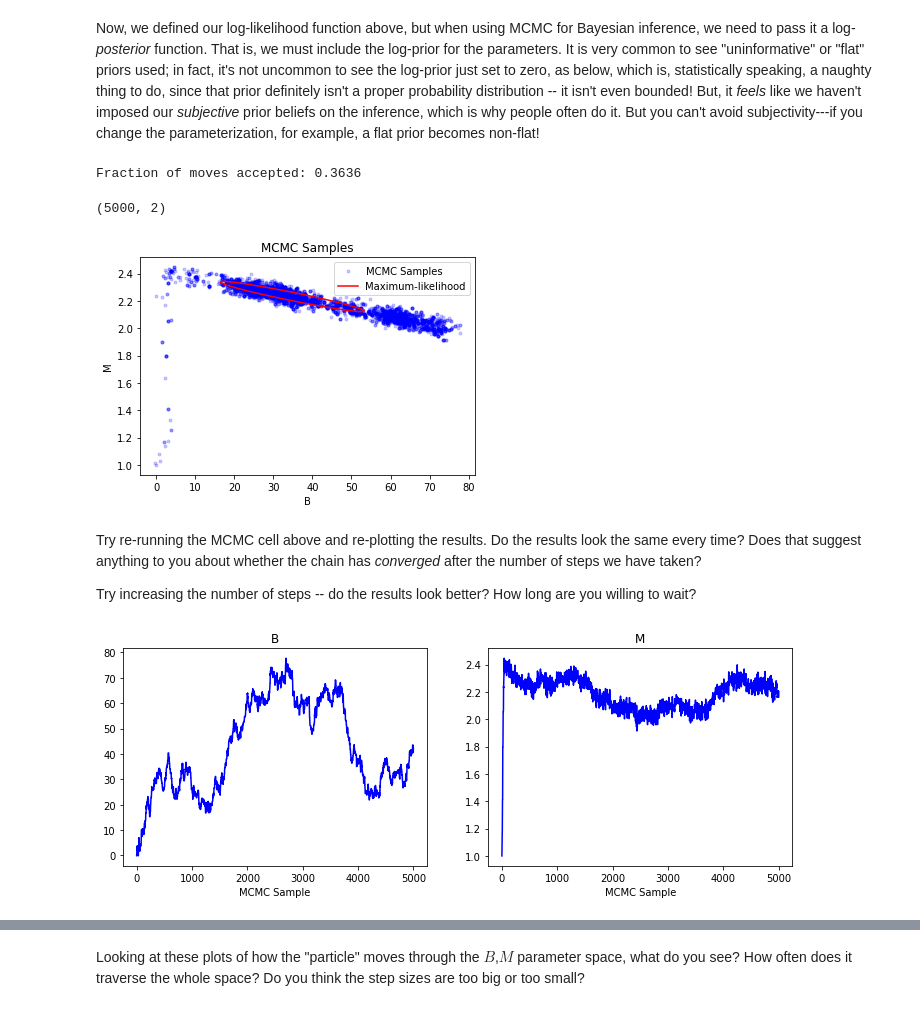
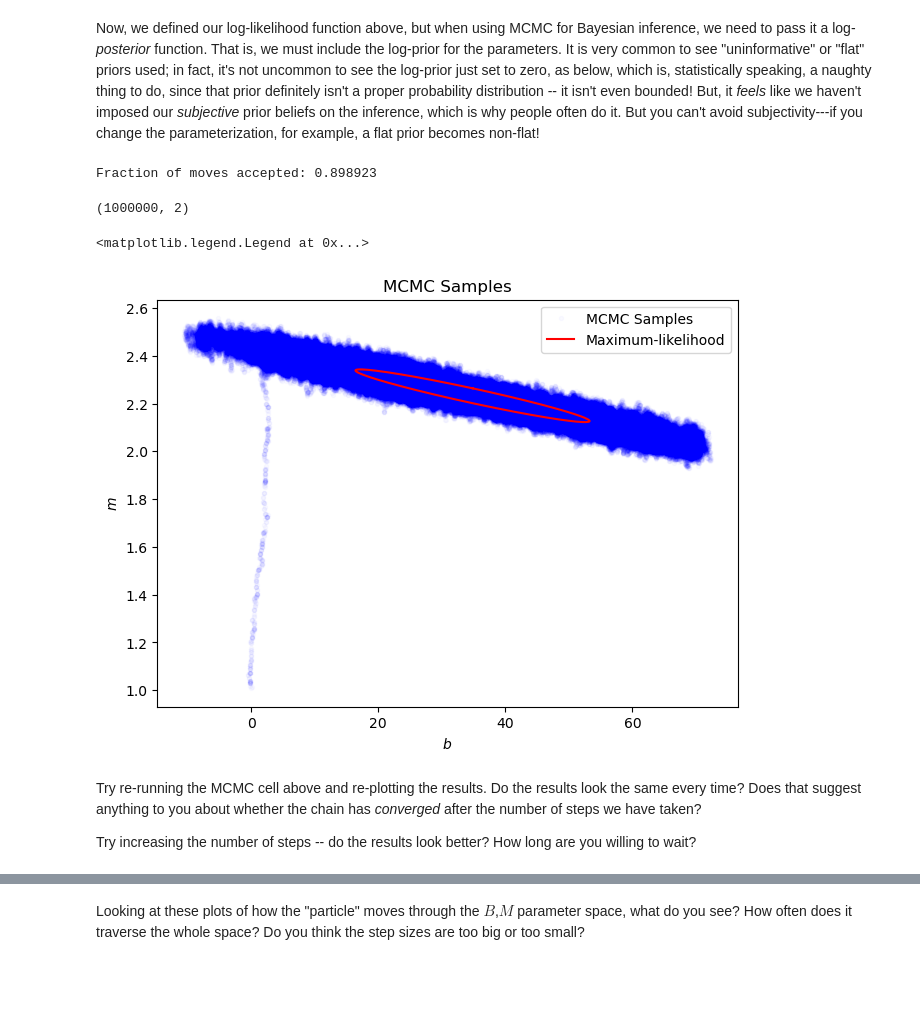
Before and after one commit to DanDan0101/numerical-methods, a Jupyter notebook: HW 3/MCMC.ipynb, the cells around one changed output, grey strips where cells are left out. Drawn from its saved outputs; the diff is of its cells as text; code cells hidden in the pictures; blank space fills up the shorter version.

```diff
--- a/HW 3/MCMC.ipynb
+++ b/HW 3/MCMC.ipynb
@@ -89,7 +95,7 @@ def log_likelihood_one(params, x, y, yerr):
     # (the quantity inside the sum in the text above)
 
     ### FILL IN CODE HERE!  Implement the log-likelihood function from the text above!
-    loglikes = #np.log( .... ) + -0.5 * ()**2 / ()**2
+    loglikes = -np.log(np.sqrt(2 * np.pi) * yerr) - 0.5 * (y - y_pred)**2 / (yerr)**2
 
     # the log-likelihood for the whole vector of measurements is the sum of individual log-likelihoods
     loglike = np.sum(loglikes)
@@ -111,6 +119,6 @@ def neg_ll_one(params, x, y, yerr):
 # to be pretty simple, so we don't need to work very hard to give it a good initial guess!
 initial_params = [0., 0.]
 # The "args" parameter here gets passed to the neg_ll_one function (after the parameters)
-R = scipy.optimize.minimize(neg_ll_one, initial_params, args=(x, y, yerr))
+R = minimize(neg_ll_one, initial_params, args=(x, y, yerr))
 R
 # %% [output]
@@ -180,7 +194,7 @@ def mcmc(logprob_func, logprob_args,
                It will get called like this:
         lnp = logprob_func(params, logprob_args)
     * logprob_args: extra arguments to pass to logprob_func.
-    * propose_func: a function that proposes to jump to a new point in parameter space.
+    * propose_func: a function that proposes to jump to a new point in parameter space. The distribution must be symmetric in p and p_new.
                It will get called like this:
         p_new = propose_func(p, propose_args)
     * propose_args: extra arguments to pass to propose_func.
@@ -195,16 +209,16 @@ def mcmc(logprob_func, logprob_args,
     logprob = logprob_func(p, logprob_args)
     chain = []
     naccept = 0
-    for i in range(nsteps):
+    for i in tqdm(range(nsteps)):
         # propose a new position in parameter space
         ### FILL IN CODE HERE -- propose a jump to a new place in param space
-        p_new = #...
+        p_new = propose_func(p, propose_args)
         # compute probability at new position
         ### FILL IN CODE HERE
-        logprob_new = #...
+        logprob_new = logprob_func(p_new, logprob_args)
         # decide whether to jump to the new position
         #### FILL IN CODE HERE!!!
-        if np.exp( .... ) > np.random.uniform():
+        if np.exp(logprob_new - logprob) > np.random.uniform():
             p = p_new
             logprob = logprob_new
             naccept += 1
@@ -237,41 +251,30 @@ def log_posterior_one(params, args):
 # initial B,M
 initial_pos = [0., 1.0]
 # proposal distribution: jump sizes for B,M
-jump_sizes = [1., 0.1]
+jump_sizes = [0.1, 0.01]
 # Run MCMC!
 chain,accept = mcmc(log_posterior_one, (x,y,yerr),
                     propose_gaussian, jump_sizes,
-                    initial_pos, 5000)
+                    initial_pos, 1000000)
 print("Fraction of moves accepted:", accept)
 chain.shape
 # %% [output]
-Fraction of moves accepted: 0.3636
+Fraction of moves accepted: 0.898923
-(5000, 2)
+(1000000, 2)
 # %%
+plt.subplots(dpi = 100, layout = "constrained")
 # Plot the parameter values in the chain!
-plt.plot(chain[:,0], chain[:,1], 'b.', alpha=0.2, label='MCMC Samples');
-plt.xlabel('B')
-plt.ylabel('M')
+plt.plot(chain[:,0], chain[:,1], 'b.', alpha=0.02, label='MCMC Samples')
+plt.xlabel("$b$")
+plt.ylabel("$m$")
 plt.title('MCMC Samples')
 # Also plot up the elliptical constraint we got from the optimizer.
 plt.plot(ellipse_b, ellipse_m, 'r-', label='Maximum-likelihood')
-plt.legend();
+plt.legend()
 # %% [output]
+<matplotlib.legend.Legend at 0x...>
-[figure, old version]
+[figure, new version]
 # %% [markdown]
 Try re-running the MCMC cell above and re-plotting the results.  Do the results look the same every time?  Does that suggest anything to you about whether the chain has *converged* after the number of steps we have taken?
 
 Try increasing the number of steps -- do the results look better?  How long are you willing to wait?
-# %%
-# Plot the MCMC chains with respect to sample number
-plt.figure(figsize=(12,4))
-plt.subplot(1,2,1)
-plt.plot(chain[:,0], 'b-')
-plt.xlabel('MCMC Sample')
-plt.title('B')
-plt.subplot(1,2,2)
-plt.title('M')
-plt.xlabel('MCMC Sample')
-plt.plot(chain[:,1], 'b-');
-# %% [output]
-[figure, removed]
```
Also changed, not shown: parts of 32 cells of this notebook.
